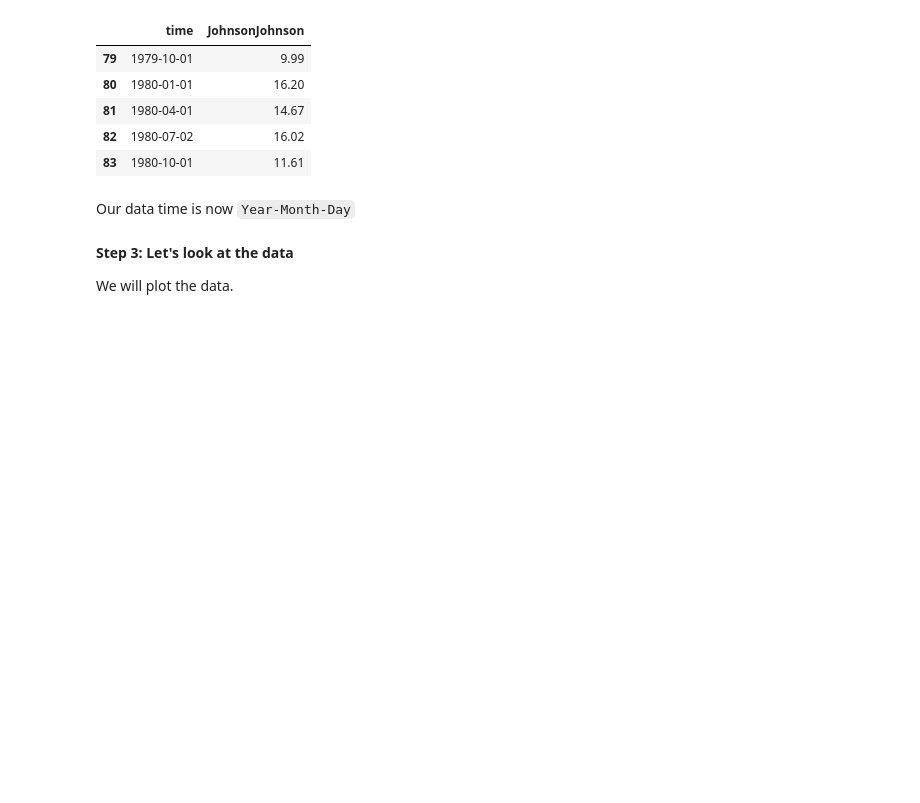
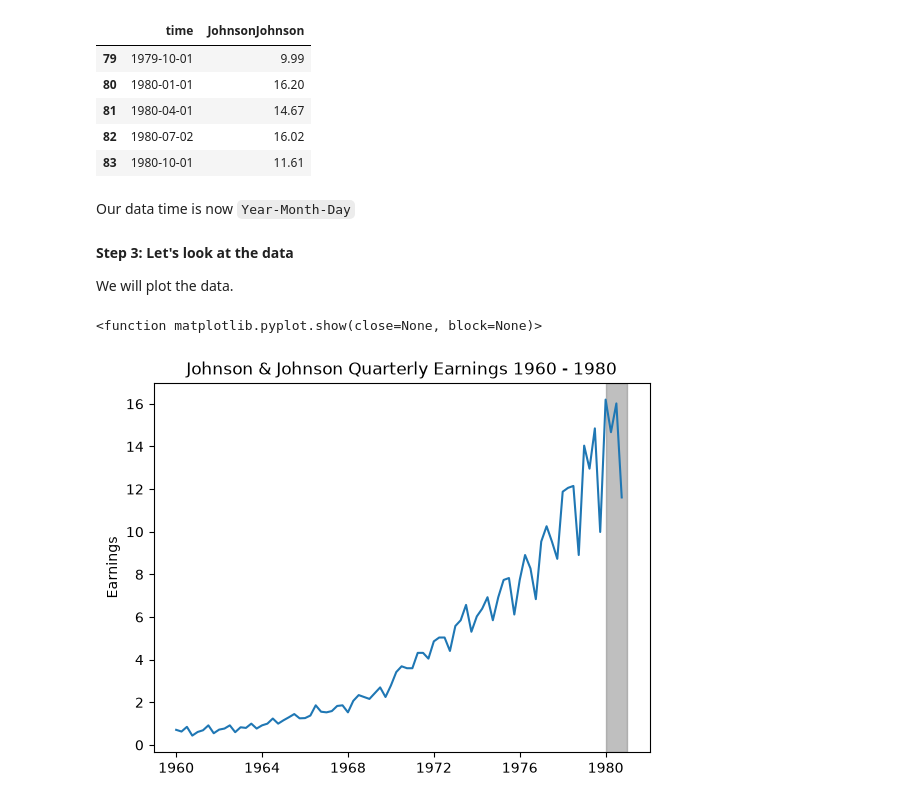
Before and after one commit to michaelhudson2205/INFO3022_Practicals, a Jupyter notebook: P3_2_Baseline_Model.ipynb, the cells around one changed output. Cells and saved outputs as stored; diff of their text form; code cells hidden in the pictures; blank space fills up the shorter version.

```diff
--- a/P3_2_Baseline_Model.ipynb
+++ b/P3_2_Baseline_Model.ipynb
@@ -84,3 +84,18 @@ Our data time is now `Year-Month-Day`
 **Step 3: Let's look at the data**
 
 We will plot the data.
+# %%
+# Create a figure and axis object
+fig, ax = plt.subplots()
+
+# Plot the time series using the datetime index
+ax.plot(df["time"], df["JohnsonJohnson"])
+ax.set_ylabel('Earnings')
+ax.set_title('Johnson & Johnson Quarterly Earnings 1960 - 1980')
+
+# Shadow the window we want to predict (last year, i.e. 1980)
+ax.axvspan(datetime(1980, 1, 1), datetime(1980, 12, 31), color='gray', alpha=0.5)
+plt.show
+# %% [output]
+<function matplotlib.pyplot.show(close=None, block=None)>
+[figure, added]
```
